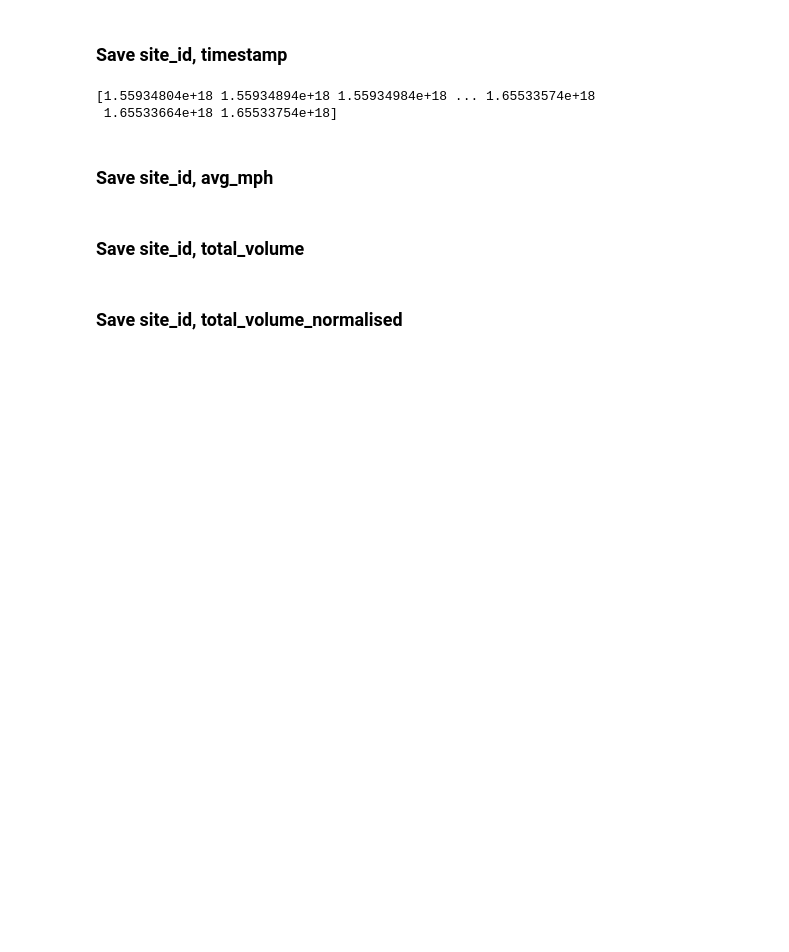
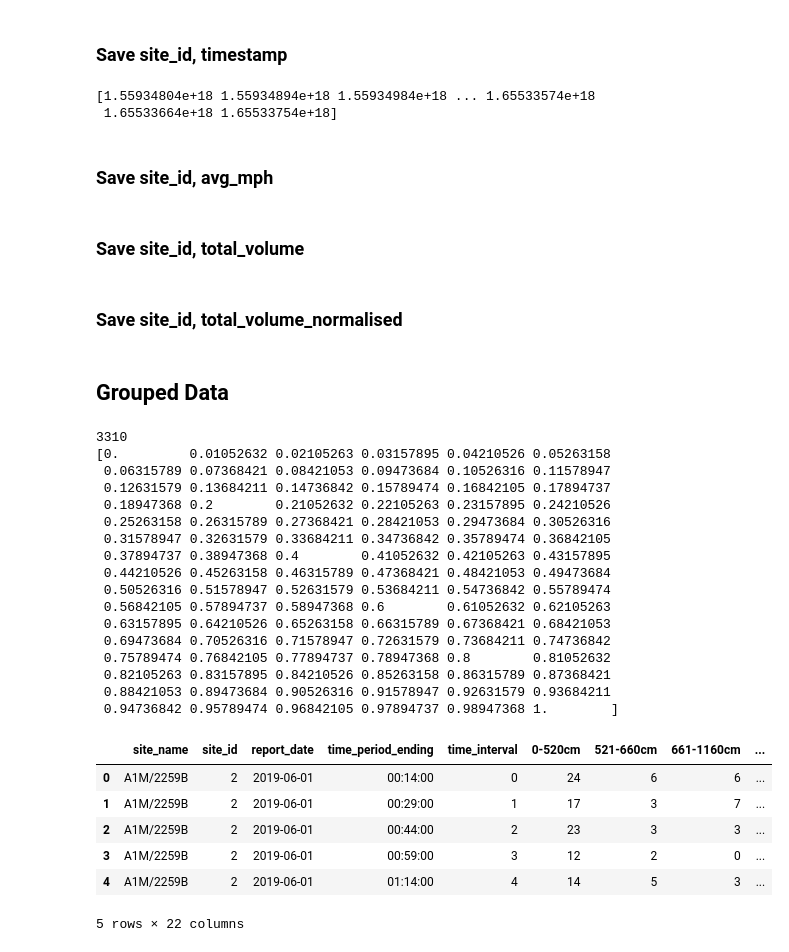
Before and after one commit to horsada/Spatial_Finance_Transport, a Jupyter notebook: dataAPI/api.ipynb, the cells around one changed output. Saved outputs shown, nothing was run; the diff lists cells and outputs as text; code cells hidden in the pictures; blank space fills up the shorter version.

```diff
--- a/dataAPI/api.ipynb
+++ b/dataAPI/api.ipynb
@@ -376,6 +376,7 @@ def dt64_to_float(dt64):
     print("dt_float: {}".format(dt_float))
     """
     dt_float = dt64.values.astype('float64')
+    dt_float = ((dt_float)-dt_float.min())/(dt_float.max()-dt_float.min())
     print(dt_float)
     return dt_float
 # %%
@@ -407,3 +408,60 @@ total_volume_df.to_csv('/home/ah2719/FYP/Spatial_Finance_Transport/data/ground_t
 os.makedirs('/home/ah2719/FYP/Spatial_Finance_Transport/data/ground_truth_data', exist_ok=True)
 total_volume_normalised_df = pd.DataFrame(clean_report_df[['site_id', 'total_volume_normalised']], index=clean_report_df.index)
 total_volume_normalised_df.to_csv('/home/ah2719/FYP/Spatial_Finance_Transport/data/ground_truth_data/total_volume_normalised.csv')
+# %% [markdown]
+## Grouped Data
+# %%
+# Groupby site_id and report_date
+dfs = [site_day for _, site_day in clean_report_df.groupby(['site_id', 'report_date'])]
+
+print(len(dfs))
+"""
+dfs_site_daily_count = []
+for i, df in enumerate(dfs):
+    print(i, df['site_id'])
+    if i > 5:
+        break
+    daily_count = df['total_volume'].sum()
+    df['daily_count'] = daily_count
+    #df.to_csv('/home/ah2719/FYP/Spatial_Finance_Transport/data/ground_truth_data/{}_{}.csv'.format(df['site_id'], df['report_date']))
+"""
+
+dfs[0].head()
+df_site_day = dfs[0]
+df_site_day['daily_count'] = df_site_day['total_volume'].sum()
+
+df_site_day['report_date'] = pd.to_datetime(df_site_day['report_date'], infer_datetime_format=True)
+df_site_day['month'] = df_site_day['report_date'].dt.month
+df_site_day['day'] = df_site_day['report_date'].dt.day
+df_site_day['hour'] = df_site_day['timestamp'].dt.hour
+
+# timestamp preprocessing
+df_site_day['timestamp_min_max'] = dt64_to_float(df_site_day['timestamp'])
+df_site_day.to_csv('/home/ah2719/FYP/Spatial_Finance_Transport/data/ground_truth_data/report_daily_count.csv')
+
+df_site_day.head()
+# %% [output]
+3310
+[0.         0.01052632 0.02105263 0.03157895 0.04210526 0.05263158
+ 0.06315789 0.07368421 0.08421053 0.09473684 0.10526316 0.11578947
+ 0.12631579 0.13684211 0.14736842 0.15789474 0.16842105 0.17894737
+ 0.18947368 0.2        0.21052632 0.22105263 0.23157895 0.24210526
+ 0.25263158 0.26315789 0.27368421 0.28421053 0.29473684 0.30526316
+ 0.31578947 0.32631579 0.33684211 0.34736842 0.35789474 0.36842105
+ 0.37894737 0.38947368 0.4        0.41052632 0.42105263 0.43157895
+ 0.44210526 0.45263158 0.46315789 0.47368421 0.48421053 0.49473684
+ 0.50526316 0.51578947 0.52631579 0.53684211 0.54736842 0.55789474
+ 0.56842105 0.57894737 0.58947368 0.6        0.61052632 0.62105263
+ 0.63157895 0.64210526 0.65263158 0.66315789 0.67368421 0.68421053
+ 0.69473684 0.70526316 0.71578947 0.72631579 0.73684211 0.74736842
+ 0.75789474 0.76842105 0.77894737 0.78947368 0.8        0.81052632
+ 0.82105263 0.83157895 0.84210526 0.85263158 0.86315789 0.87368421
+ 0.88421053 0.89473684 0.90526316 0.91578947 0.92631579 0.93684211
+ 0.94736842 0.95789474 0.96842105 0.97894737 0.98947368 1.        ]
+|  | site_name | site_id | report_date | time_period_ending | time_interval | 0-520cm | 521-660cm | 661-1160cm | ... |
+| 0 | A1M/2259B | 2 | 2019-06-01 | 00:14:00 | 0 | 24 | 6 | 6 | ... |
+| 1 | A1M/2259B | 2 | 2019-06-01 | 00:29:00 | 1 | 17 | 3 | 7 | ... |
+| 2 | A1M/2259B | 2 | 2019-06-01 | 00:44:00 | 2 | 23 | 3 | 3 | ... |
+| 3 | A1M/2259B | 2 | 2019-06-01 | 00:59:00 | 3 | 12 | 2 | 0 | ... |
+| 4 | A1M/2259B | 2 | 2019-06-01 | 01:14:00 | 4 | 14 | 5 | 3 | ... |
+5 rows × 22 columns
```
Also changed, not shown: parts of 3 cells of this notebook, 5 other files.
